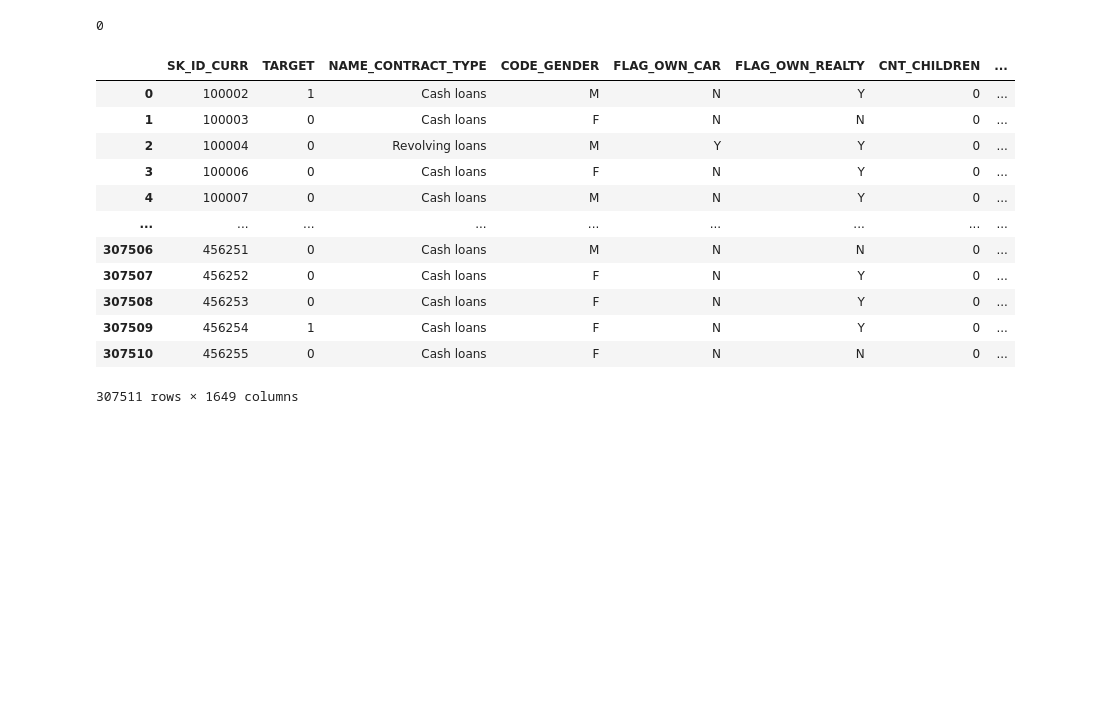
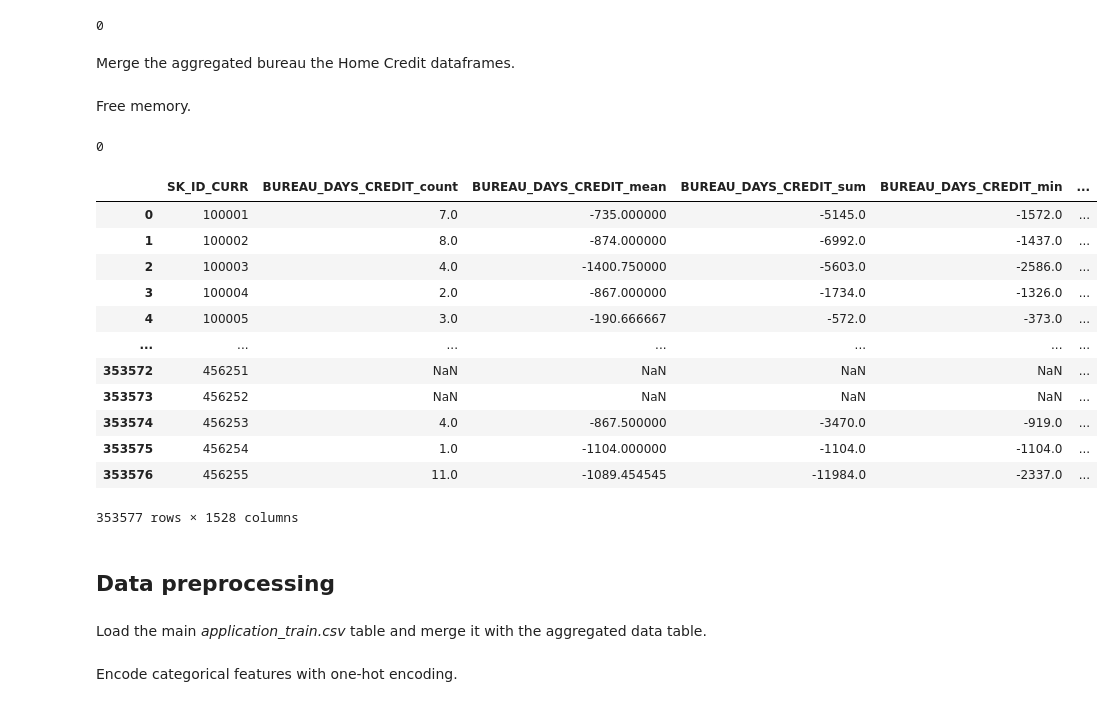
Before and after one commit to stemil01/ml-loan-repayment, a Jupyter notebook: data_preprocessing.ipynb, the cells around one changed output. Drawn from its saved outputs; the diff is of its cells as text; code cells hidden in the pictures; blank space fills up the shorter version.

```diff
--- a/data_preprocessing.ipynb
+++ b/data_preprocessing.ipynb
@@ -200,11 +104,10 @@ gc.collect()
 # %% [markdown]
 Aggregate the merged table and merge it with the main *applications* table.
 # %%
-agg_merged_bureau_bureau_balance_df = agg_columns(
+merged_bureau_df = agg_columns(
     merged_bureau_bureau_balance_df,
     groupby_columns=["SK_ID_CURR"],
     exclude_columns=["SK_ID_BUREAU"],
     prefix="BUREAU"
 )
-merged_applications_df = pd.merge(applications_df, agg_merged_bureau_bureau_balance_df, on="SK_ID_CURR", how="left")
 # %% [markdown]
@@ -235,3 +140,8 @@ merged_applications_df
+# %%
+credit_card_balance_df = pd.read_csv(os.path.join(dataset_dir, "credit_card_balance.csv"))
+installments_payments_df = pd.read_csv(os.path.join(dataset_dir, "installments_payments.csv"))
+POS_CASH_balance_df = pd.read_csv(os.path.join(dataset_dir, "POS_CASH_balance.csv"))
+previous_application_df = pd.read_csv(os.path.join(dataset_dir, "previous_application.csv"))
 # %% [markdown]
 Aggregate the *POS_CASH_balance* table and merge it with the *previous_application* table
 # %%
@@ -304,9 +198,8 @@ Aggregate the merged *previous_application* table with the main *applications* t
 # %%
-agg_merged_previous_application_df = agg_columns(
+merged_home_credit_df = agg_columns(
     merged_previous_application_df,
     groupby_columns=["SK_ID_CURR"],
     exclude_columns=["SK_ID_PREV"],
     prefix="PREV"
 )
-merged_applications_df = pd.merge(merged_applications_df, agg_merged_previous_application_df, on="SK_ID_CURR", how="left")
 # %% [markdown]
@@ -316,19 +209,34 @@ del merged_previous_application_df, agg_merged_previous_application_df
 gc.collect()
 # %% [output]
 0
+# %% [markdown]
+Merge the aggregated bureau the Home Credit dataframes.
+# %%
+to_merge_df = pd.merge(merged_bureau_df, merged_home_credit_df, on="SK_ID_CURR", how="outer")
+# %% [markdown]
+Free memory.
+# %%
+del merged_bureau_df, merged_home_credit_df
+gc.collect()
+# %% [output]
+0
 # %%
-merged_applications_df
+to_merge_df
 # %% [output]
-|  | SK_ID_CURR | TARGET | NAME_CONTRACT_TYPE | CODE_GENDER | FLAG_OWN_CAR | FLAG_OWN_REALTY | CNT_CHILDREN | ... |
-| 0 | 100002 | 1 | Cash loans | M | N | Y | 0 | ... |
-| 1 | 100003 | 0 | Cash loans | F | N | N | 0 | ... |
-| 2 | 100004 | 0 | Revolving loans | M | Y | Y | 0 | ... |
-| 3 | 100006 | 0 | Cash loans | F | N | Y | 0 | ... |
-| 4 | 100007 | 0 | Cash loans | M | N | Y | 0 | ... |
-| ... | ... | ... | ... | ... | ... | ... | ... | ... |
-| 307506 | 456251 | 0 | Cash loans | M | N | N | 0 | ... |
-| 307507 | 456252 | 0 | Cash loans | F | N | Y | 0 | ... |
-| 307508 | 456253 | 0 | Cash loans | F | N | Y | 0 | ... |
-| 307509 | 456254 | 1 | Cash loans | F | N | Y | 0 | ... |
-| 307510 | 456255 | 0 | Cash loans | F | N | N | 0 | ... |
+|  | SK_ID_CURR | BUREAU_DAYS_CREDIT_count | BUREAU_DAYS_CREDIT_mean | BUREAU_DAYS_CREDIT_sum | BUREAU_DAYS_CREDIT_min | ... |
+| 0 | 100001 | 7.0 | -735.000000 | -5145.0 | -1572.0 | ... |
+| 1 | 100002 | 8.0 | -874.000000 | -6992.0 | -1437.0 | ... |
+| 2 | 100003 | 4.0 | -1400.750000 | -5603.0 | -2586.0 | ... |
+| 3 | 100004 | 2.0 | -867.000000 | -1734.0 | -1326.0 | ... |
+| 4 | 100005 | 3.0 | -190.666667 | -572.0 | -373.0 | ... |
+| ... | ... | ... | ... | ... | ... | ... |
+| 353572 | 456251 | NaN | NaN | NaN | NaN | ... |
+| 353573 | 456252 | NaN | NaN | NaN | NaN | ... |
+| 353574 | 456253 | 4.0 | -867.500000 | -3470.0 | -919.0 | ... |
+| 353575 | 456254 | 1.0 | -1104.000000 | -1104.0 | -1104.0 | ... |
+| 353576 | 456255 | 11.0 | -1089.454545 | -11984.0 | -2337.0 | ... |
-307511 rows × 1649 columns
+353577 rows × 1528 columns
+# %% [markdown]
+## Data preprocessing
+# %% [markdown]
+Load the main *application_train.csv* table and merge it with the aggregated data table.
@@ -334,0 +246,2 @@ merged_applications_df
+# %% [markdown]
+Encode categorical features with one-hot encoding.
```
Also changed, not shown: parts of 32 cells of this notebook, 1 other file.
